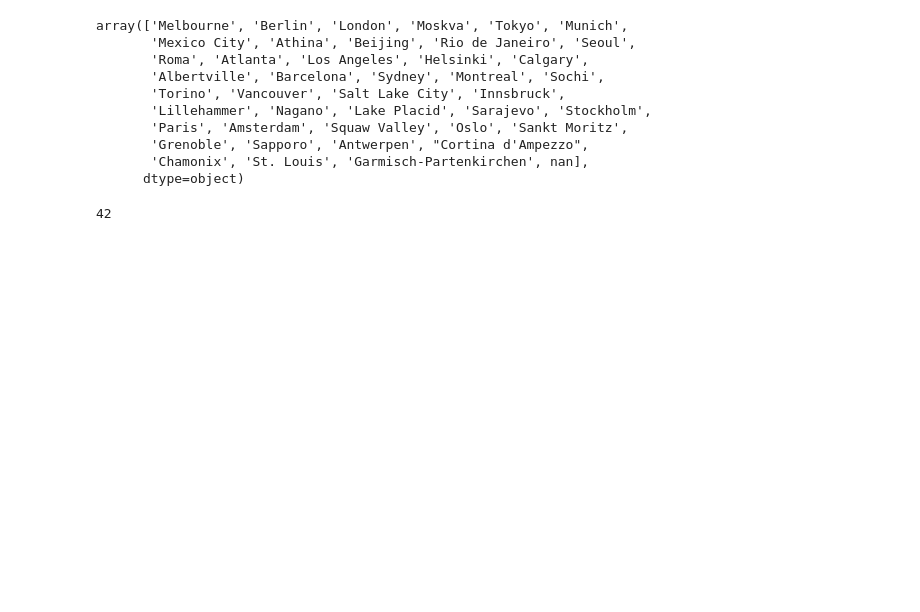
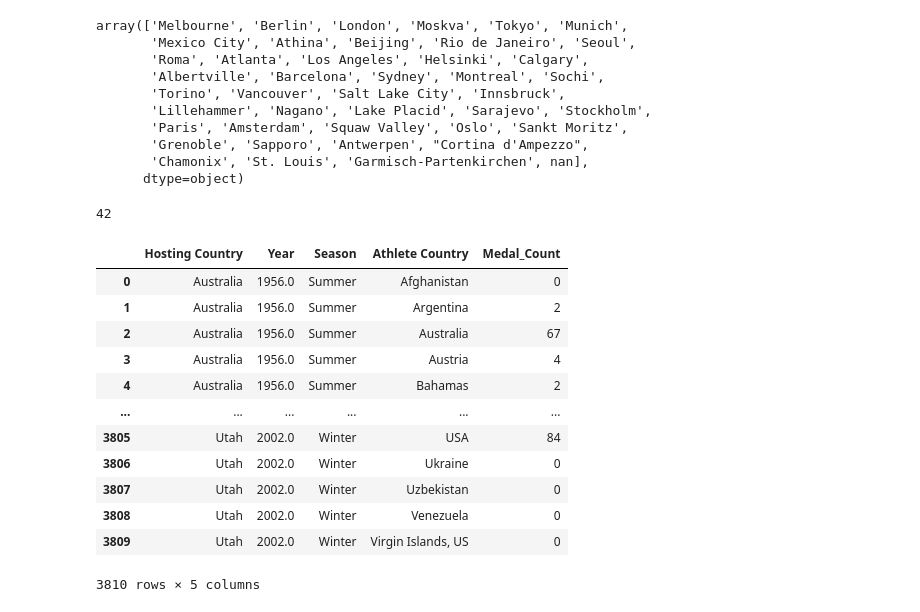
Before and after one commit to soumyaranjanswaincan/Olympic-Data-Analysis, a Jupyter notebook: analysis.ipynb, the cells around one changed output. Drawn from its saved outputs; the diff is of its cells as text; code cells hidden in the pictures; blank space fills up the shorter version.

```diff
--- a/analysis.ipynb
+++ b/analysis.ipynb
@@ -193,3 +195,21 @@ array(['Melbourne', 'Berlin', 'London', 'Moskva', 'Tokyo', 'Munich',
 merge_df['City'].nunique()
 # %% [output]
 42
+# %%
+#host country
+hostcountry_df = merge_df.groupby(['Hosting Country','Year','Season','Athlete Country'])['Medal'].count().reset_index(name='Medal_Count')
+hostcountry_df
+# %% [output]
+|  | Hosting Country | Year | Season | Athlete Country | Medal_Count |
+| 0 | Australia | 1956.0 | Summer | Afghanistan | 0 |
+| 1 | Australia | 1956.0 | Summer | Argentina | 2 |
+| 2 | Australia | 1956.0 | Summer | Australia | 67 |
+| 3 | Australia | 1956.0 | Summer | Austria | 4 |
+| 4 | Australia | 1956.0 | Summer | Bahamas | 2 |
+| ... | ... | ... | ... | ... | ... |
+| 3805 | Utah | 2002.0 | Winter | USA | 84 |
+| 3806 | Utah | 2002.0 | Winter | Ukraine | 0 |
+| 3807 | Utah | 2002.0 | Winter | Uzbekistan | 0 |
+| 3808 | Utah | 2002.0 | Winter | Venezuela | 0 |
+| 3809 | Utah | 2002.0 | Winter | Virgin Islands, US | 0 |
+3810 rows × 5 columns
```
Also changed, not shown: parts of 7 cells of this notebook.
